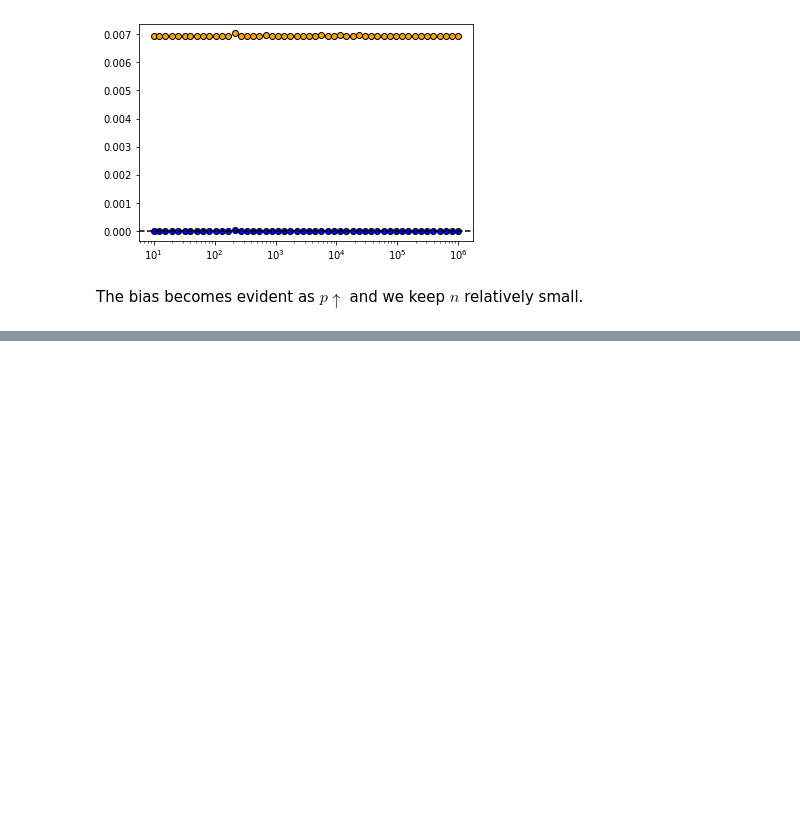
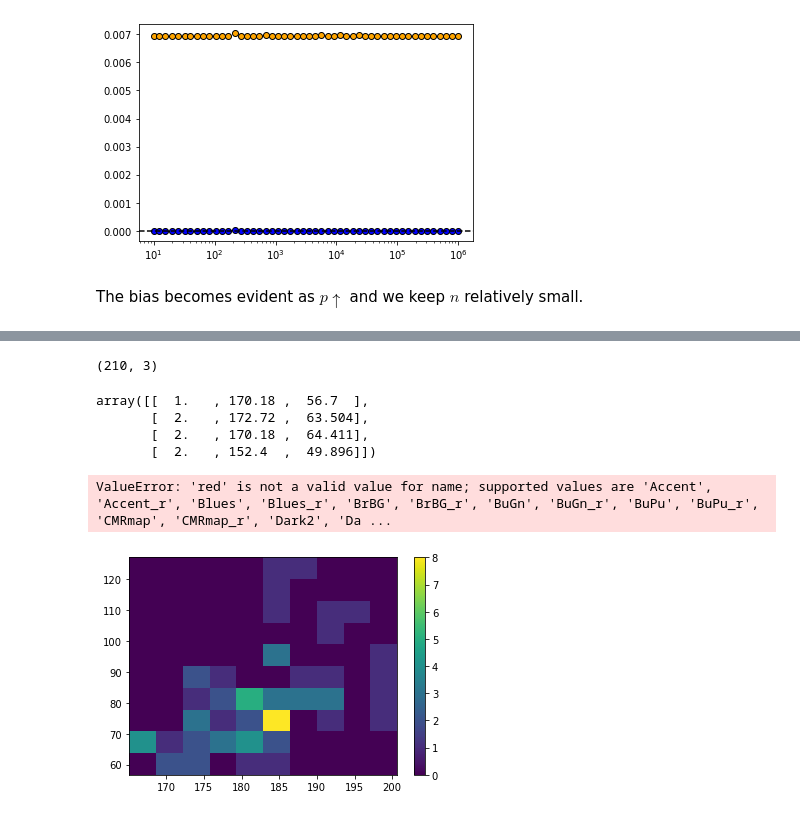
Before and after one commit to fcoelhomrc/MachineLearning, a Jupyter notebook: APC_Exercises/set_1.ipynb, the cells around one changed output, grey strips where cells are left out. Drawn from its saved outputs; the diff is of its cells as text; code cells hidden in the pictures; blank space fills up the shorter version.

```diff
--- a/APC_Exercises/set_1.ipynb
+++ b/APC_Exercises/set_1.ipynb
@@ -234,0 +241,40 @@ The bias becomes evident as $p \uparrow$ and we keep $n$ relatively small.
+# %%
+data = np.loadtxt("heightWeightData.txt", delimiter=",")
+# %%
+data.shape
+# %% [output]
+(210, 3)
+# %%
+data[:4]
+# %% [output]
+array([[  1.   , 170.18 ,  56.7  ],
+       [  2.   , 172.72 ,  63.504],
+       [  2.   , 170.18 ,  64.411],
+       [  2.   , 152.4  ,  49.896]])
+# %%
+male_idx, female_idx = np.where(data == 1)[0], np.where(data == 2)[0]
+male, female = data[male_idx], data[female_idx]
+male, female = male[..., 1:], female[..., 1:]
+# %%
+def gauss2d(data):
+    mean = data.mean(axis=0)
+    cov = np.cov(data, rowvar=False)
+    x1 = np.linspace(data[:, 0].min(), data[:, 0].max())
+    x2 = np.linspace(data[:, 1].min(), data[:, 1].max())
+    x = np.vstack((x1, x2)).T
+    Z = (x - mean) @ np.linalg.inv(cov) @ (x - mean).T
+    fit = np.exp(-0.5 * Z)
+    fit /= np.sqrt((2*np.pi)**(cov.shape[0]))
+    fit /= np.sqrt(np.linalg.norm(cov))
+    return x, fit
+# %%
+x, male_pred = gauss2d(male)
+
+XX, YY = np.meshgrid(x[:, 0], x[:, 1])
+
+plt.hist2d(male[:, 0], male[:, 1], zorder=-1)
+plt.colorbar()
+plt.contour(male_pred, cmap="red")
+# %% [output]
+ValueError: 'red' is not a valid value for name; supported values are 'Accent', 'Accent_r', 'Blues', 'Blues_r', 'BrBG', 'BrBG_r', 'BuGn', 'BuGn_r', 'BuPu', 'BuPu_r', 'CMRmap', 'CMRmap_r', 'Dark2', 'Da ...
+[figure, added]
```
Also changed, not shown: parts of 1 cell of this notebook, 4 other files.
